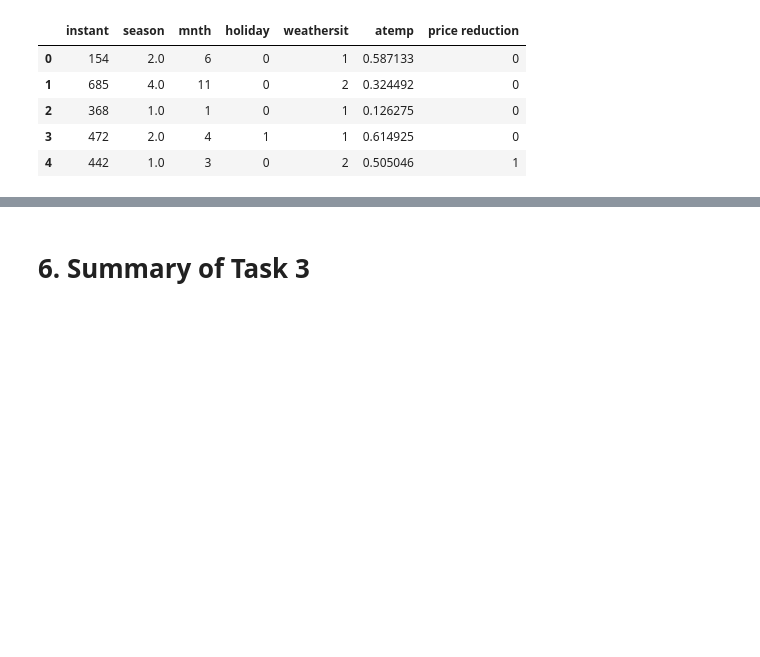
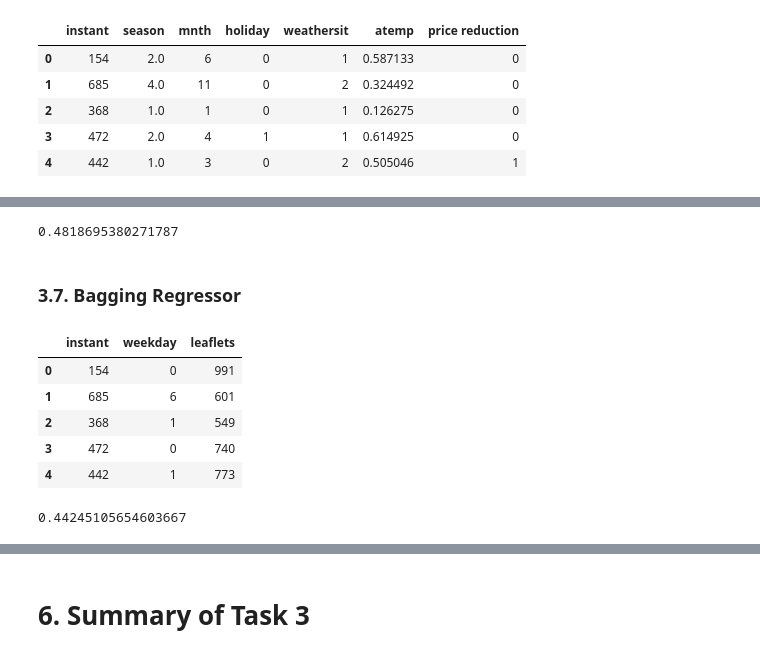
Before and after one commit to PatrykGadziomski/Bike-Rental-Prediction, a Jupyter notebook: Task 3/group2_task3_notepad.ipynb, the cells around one changed output, grey strips where cells are left out. Drawn from its saved outputs; the diff is of its cells as text; code cells hidden in the pictures; blank space fills up the shorter version.

```diff
--- a/Task 3/group2_task3_notepad.ipynb
+++ b/Task 3/group2_task3_notepad.ipynb
@@ -601,11 +609,46 @@ gbr = GradientBoostingRegressor(loss='squared_error',
                                 validation_fraction=0.1,
                                 n_iter_no_change=None,
                                 tol=1e-4,
-                                ccp_alpha=0.0)
+                                ccp_alpha=0.0
+                                )
 
 gbr.fit(train_features, train_labels)
 
 gbr.score(test_features, test_labels)
+# %% [output]
+0.4818695380271787
+# %% [markdown]
+### 3.7. Bagging Regressor
+# %%
+droplist_br = ['yr', 'windspeed', 'workingday', 'season', 'mnth', 'holiday', 'weathersit', 'atemp', 'price reduction']
+train_features_br = train_features.drop(droplist_br, axis=1)
+test_features_br = test_features.drop(droplist_br, axis=1)
+train_features_br.head()
+# %% [output]
+|  | instant | weekday | leaflets |
+| 0 | 154 | 0 | 991 |
+| 1 | 685 | 6 | 601 |
+| 2 | 368 | 1 | 549 |
+| 3 | 472 | 0 | 740 |
+| 4 | 442 | 1 | 773 |
+# %%
+br = BaggingRegressor(estimator=None,
+                      n_estimators=10,
+                      max_samples=1.0,
+                      max_features=1.0,
+                      bootstrap=True,
+                      oob_score=False,
+                      warm_start=False,
+                      n_jobs=None,
+                      random_state=None,
+                      verbose=0
+                      )
+
+br.fit(train_features, train_labels)
+
+br.score(test_features, test_labels)
+# %% [output]
+0.44245105654603667
 # %% [markdown]
 <div style="width:100%;height:30px;background-color:#E31134"></div>
 # %% [markdown]
```
Also changed, not shown: parts of 15 cells of this notebook, 1 other file.
